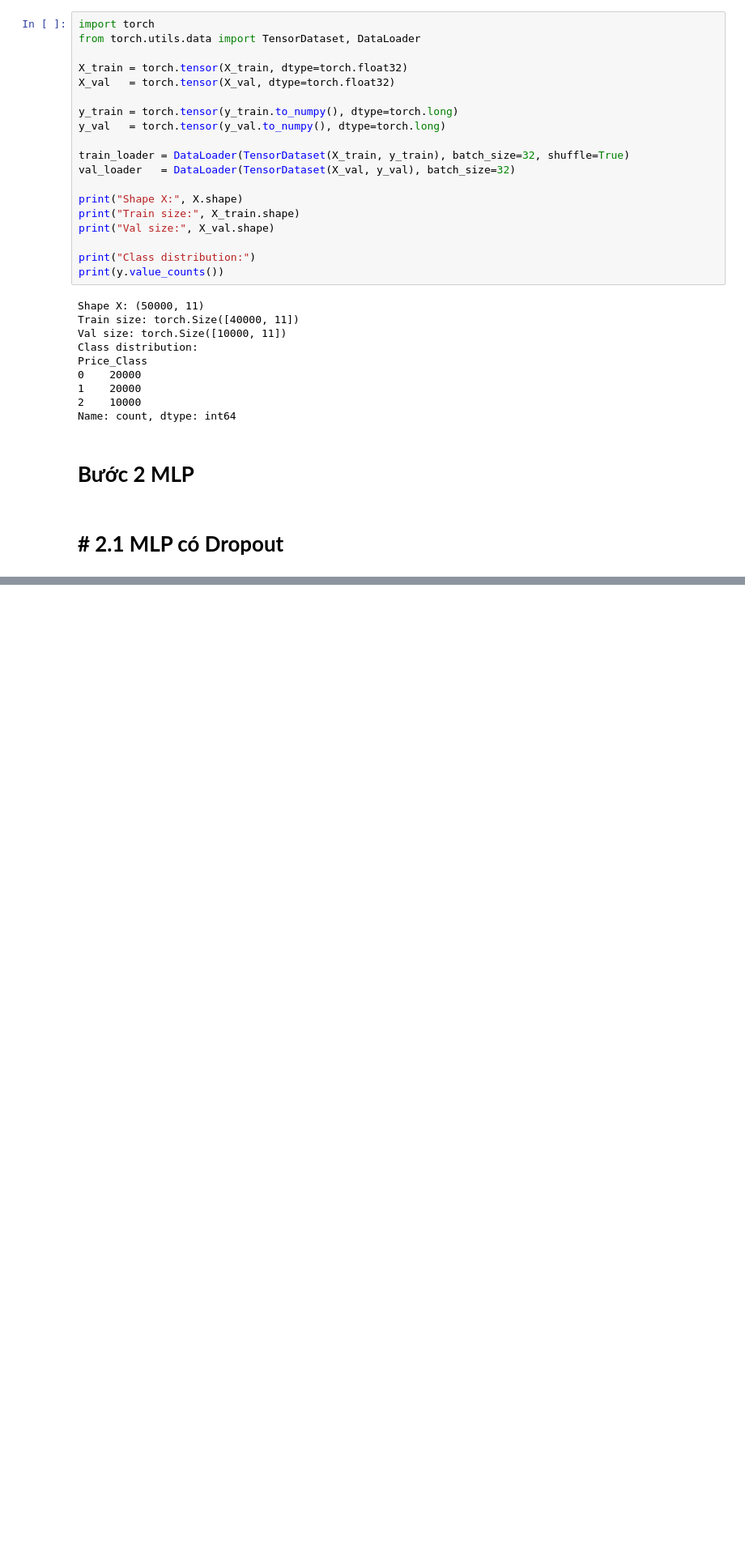
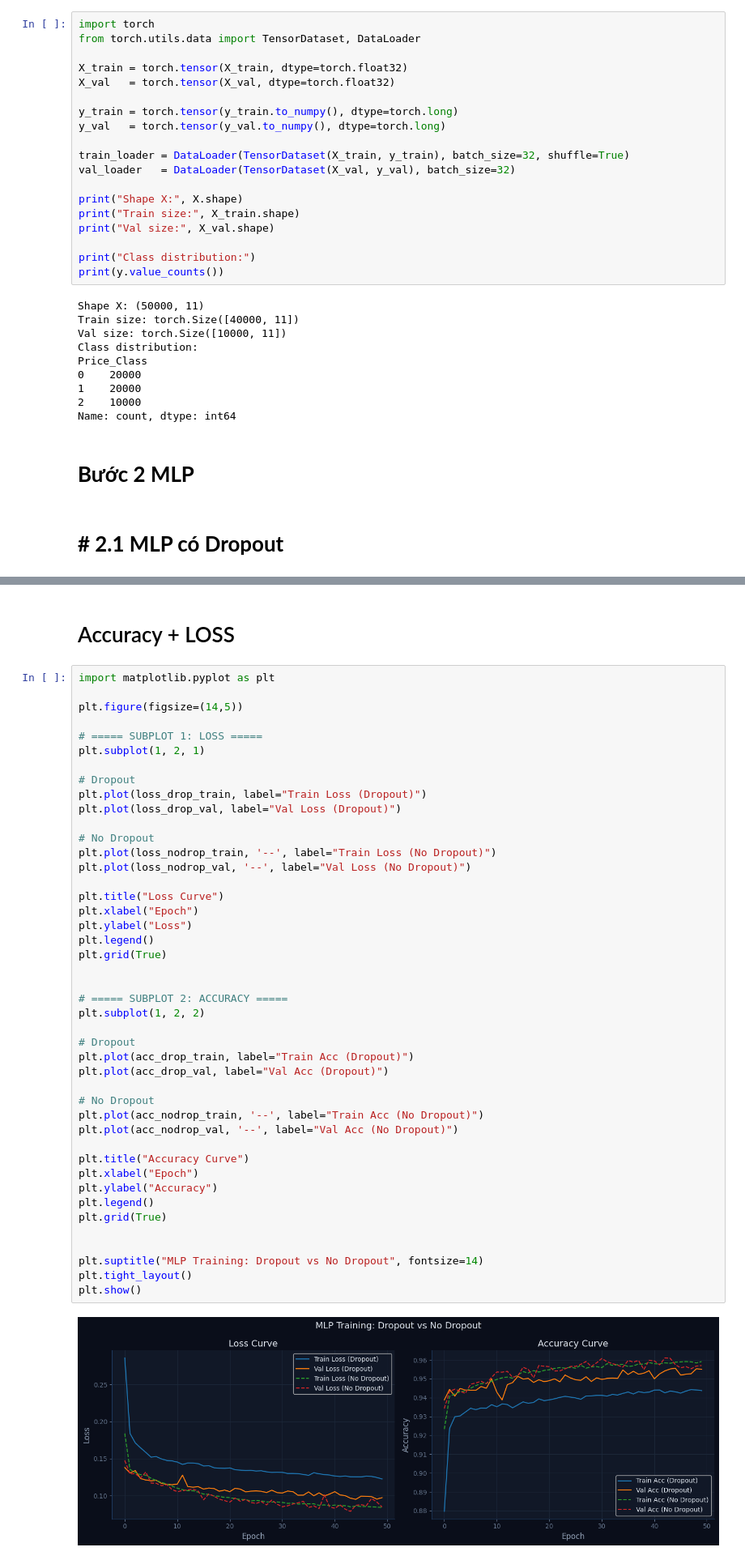
Before and after one commit to hoangchaulanbao/HocmayNC, a Jupyter notebook: btcn.ipynb, the cells around one changed output, grey strips where cells are left out. Shown at 81% size. Saved outputs shown, nothing was run; the diff lists cells and outputs as text; blank space fills up the shorter version.

```diff
--- a/btcn.ipynb
+++ b/btcn.ipynb
@@ -1507,0 +1757,48 @@ class MLP_Dropout(nn.Module):
+# %% [markdown]
+# Accuracy + LOSS
+# %%
+import matplotlib.pyplot as plt
+
+plt.figure(figsize=(14,5))
+
+# ===== SUBPLOT 1: LOSS =====
+plt.subplot(1, 2, 1)
+
+# Dropout
+plt.plot(loss_drop_train, label="Train Loss (Dropout)")
+plt.plot(loss_drop_val, label="Val Loss (Dropout)")
+
+# No Dropout
+plt.plot(loss_nodrop_train, '--', label="Train Loss (No Dropout)")
+plt.plot(loss_nodrop_val, '--', label="Val Loss (No Dropout)")
+
+plt.title("Loss Curve")
+plt.xlabel("Epoch")
+plt.ylabel("Loss")
+plt.legend()
+plt.grid(True)
+
+
+# ===== SUBPLOT 2: ACCURACY =====
+plt.subplot(1, 2, 2)
+
+# Dropout
+plt.plot(acc_drop_train, label="Train Acc (Dropout)")
+plt.plot(acc_drop_val, label="Val Acc (Dropout)")
+
+# No Dropout
+plt.plot(acc_nodrop_train, '--', label="Train Acc (No Dropout)")
+plt.plot(acc_nodrop_val, '--', label="Val Acc (No Dropout)")
+
+plt.title("Accuracy Curve")
+plt.xlabel("Epoch")
+plt.ylabel("Accuracy")
+plt.legend()
+plt.grid(True)
+
+
+plt.suptitle("MLP Training: Dropout vs No Dropout", fontsize=14)
+plt.tight_layout()
+plt.show()
+# %% [output]
+[figure, added]
```
Also changed, not shown: parts of 30 cells of this notebook.
